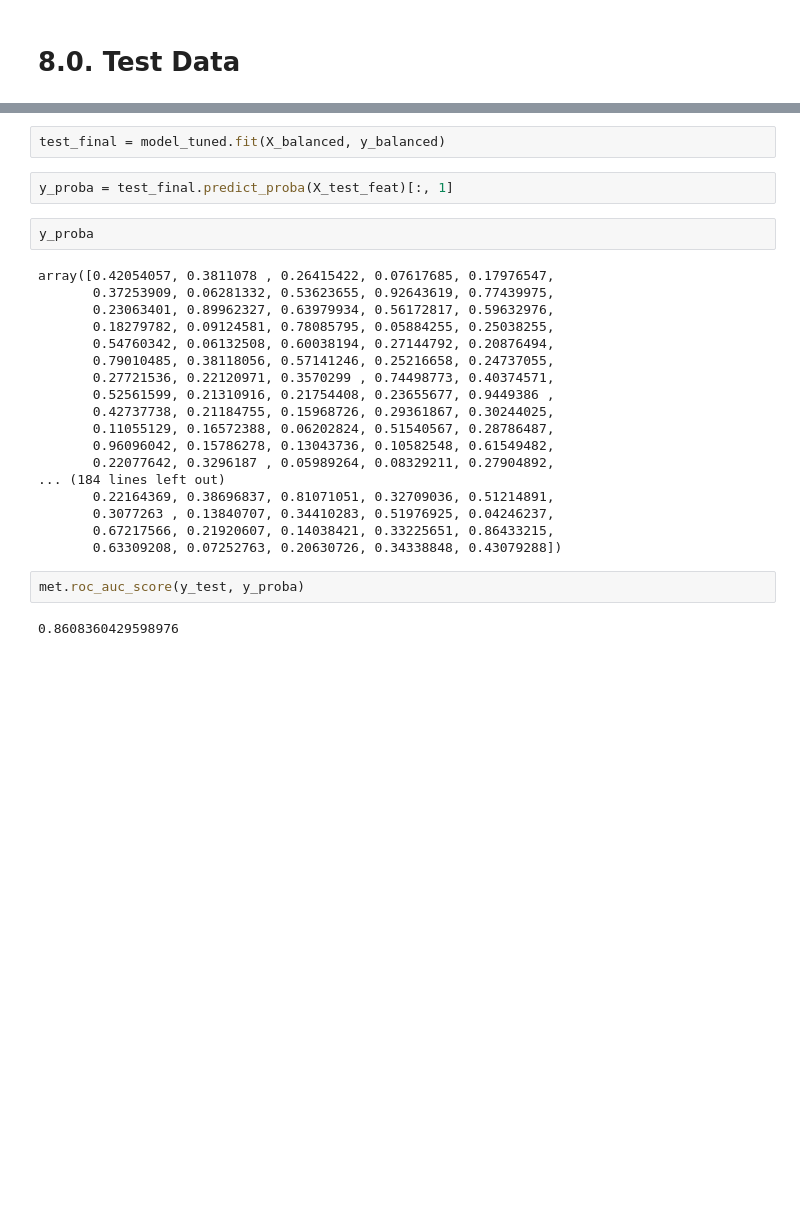
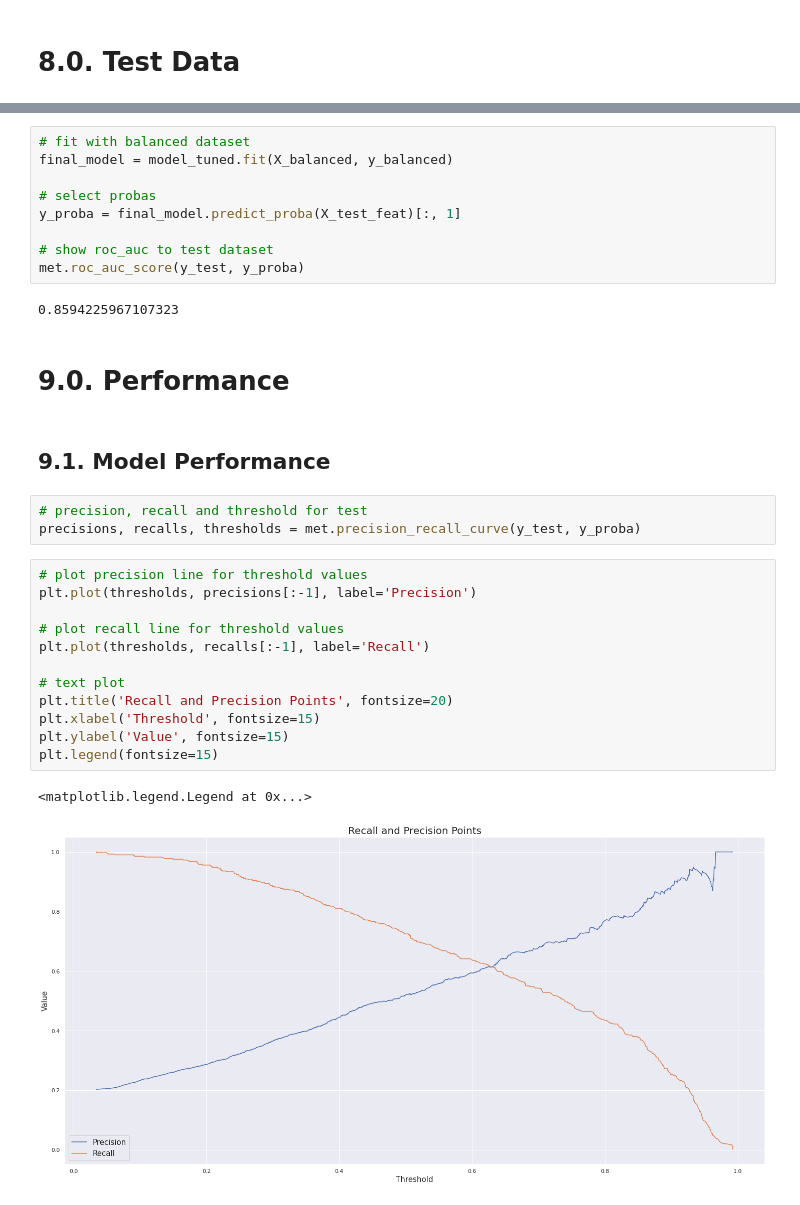
Before and after one commit to tadeucbm/churn_predict, a Jupyter notebook: notebooks/c4_churn_predict.ipynb, the cells around one changed output, grey strips where cells are left out. Saved outputs shown, nothing was run; the diff lists cells and outputs as text; blank space fills up the shorter version.

```diff
--- a/notebooks/c4_churn_predict.ipynb
+++ b/notebooks/c4_churn_predict.ipynb
@@ -1747,30 +1772,35 @@ Name: roc_auc, dtype: object
 resample_data = SMOTETomek(random_state=32, n_jobs=-1)
 X_balanced, y_balanced = resample_data.fit_resample(X_train_feat, y_train)
 # %%
-test_final = model_tuned.fit(X_balanced, y_balanced)
+# fit with balanced dataset
+final_model = model_tuned.fit(X_balanced, y_balanced)
+
+# select probas
+y_proba = final_model.predict_proba(X_test_feat)[:, 1]
+
+# show roc_auc to test dataset
+met.roc_auc_score(y_test, y_proba)
+# %% [output]
+0.8594225967107323
-# %%
-y_proba = test_final.predict_proba(X_test_feat)[:, 1]
-# %%
-y_proba
-# %% [output]
-array([0.42054057, 0.3811078 , 0.26415422, 0.07617685, 0.17976547,
-       0.37253909, 0.06281332, 0.53623655, 0.92643619, 0.77439975,
-       0.23063401, 0.89962327, 0.63979934, 0.56172817, 0.59632976,
-       0.18279782, 0.09124581, 0.78085795, 0.05884255, 0.25038255,
-       0.54760342, 0.06132508, 0.60038194, 0.27144792, 0.20876494,
-       0.79010485, 0.38118056, 0.57141246, 0.25216658, 0.24737055,
-       0.27721536, 0.22120971, 0.3570299 , 0.74498773, 0.40374571,
-       0.52561599, 0.21310916, 0.21754408, 0.23655677, 0.9449386 ,
-       0.42737738, 0.21184755, 0.15968726, 0.29361867, 0.30244025,
-       0.11055129, 0.16572388, 0.06202824, 0.51540567, 0.28786487,
-       0.96096042, 0.15786278, 0.13043736, 0.10582548, 0.61549482,
-       0.22077642, 0.3296187 , 0.05989264, 0.08329211, 0.27904892,
-... (184 lines left out)
-       0.22164369, 0.38696837, 0.81071051, 0.32709036, 0.51214891,
-       0.3077263 , 0.13840707, 0.34410283, 0.51976925, 0.04246237,
-       0.67217566, 0.21920607, 0.14038421, 0.33225651, 0.86433215,
-       0.63309208, 0.07252763, 0.20630726, 0.34338848, 0.43079288])
-# %%
-met.roc_auc_score(y_test, y_proba)
-# %% [output]
-0.8608360429598976
+# %% [markdown]
+# 9.0. Performance
+# %% [markdown]
+## 9.1. Model Performance
+# %%
+# precision, recall and threshold for test
+precisions, recalls, thresholds = met.precision_recall_curve(y_test, y_proba)
+# %%
+# plot precision line for threshold values
+plt.plot(thresholds, precisions[:-1], label='Precision')
+
+# plot recall line for threshold values
+plt.plot(thresholds, recalls[:-1], label='Recall')
+
+# text plot
+plt.title('Recall and Precision Points', fontsize=20)
+plt.xlabel('Threshold', fontsize=15)
+plt.ylabel('Value', fontsize=15)
+plt.legend(fontsize=15)
+# %% [output]
+<matplotlib.legend.Legend at 0x...>
+[figure, added]
```
Also changed, not shown: parts of 65 cells of this notebook, 7 other files.
